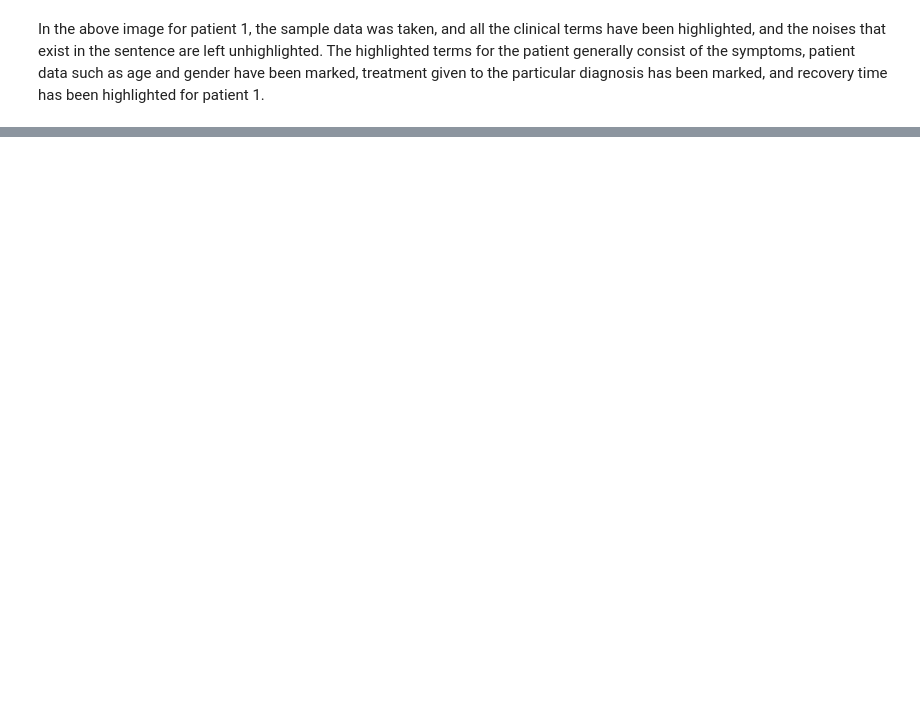
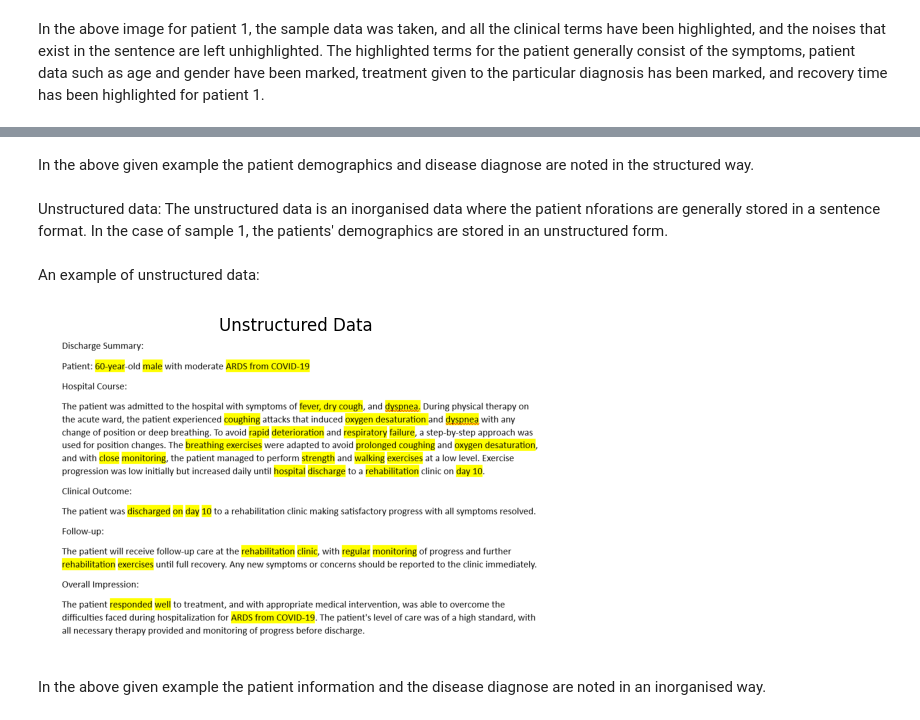
Before and after one commit to rajagowtham0/Week-2, a Jupyter notebook: Week2-day1.ipynb, the cells around one changed output, grey strips where cells are left out. Drawn from its saved outputs; the diff is of its cells as text; code cells hidden in the pictures; blank space fills up the shorter version.

```diff
--- a/Week2-day1.ipynb
+++ b/Week2-day1.ipynb
@@ -170,0 +207,22 @@ in the case of the second patient. The symptoms, disease that have been diagnois
+# %% [markdown]
+In the above given example the patient demographics and disease diagnose are noted in the structured way.
+# %% [markdown]
+Unstructured data: The unstructured data is an inorganised data where the patient nforations are generally stored in a sentence format. In the case of sample 1, the patients' demographics are stored in an unstructured form.
+# %% [markdown]
+An example of unstructured data:
+# %%
+import matplotlib.pyplot as plt
+import cv2
+# Load image
+img = cv2.imread(r"C:\Users\rajak\OneDrive\Pictures\Screenshots\Screenshot 2026-02-04 165643.png")
+# Convert BGR to RGB
+img = cv2.cvtColor(img, cv2.COLOR_BGR2RGB)
+# Display image
+plt.imshow(img)
+plt.axis("off")
+plt.title("Unstructured Data")
+plt.show()
+# %% [output]
+[figure, added]
+# %% [markdown]
+In the above given example the patient information and the disease diagnose are noted in an inorganised way.
```
Also changed, not shown: parts of 9 cells of this notebook, 1 other file.
